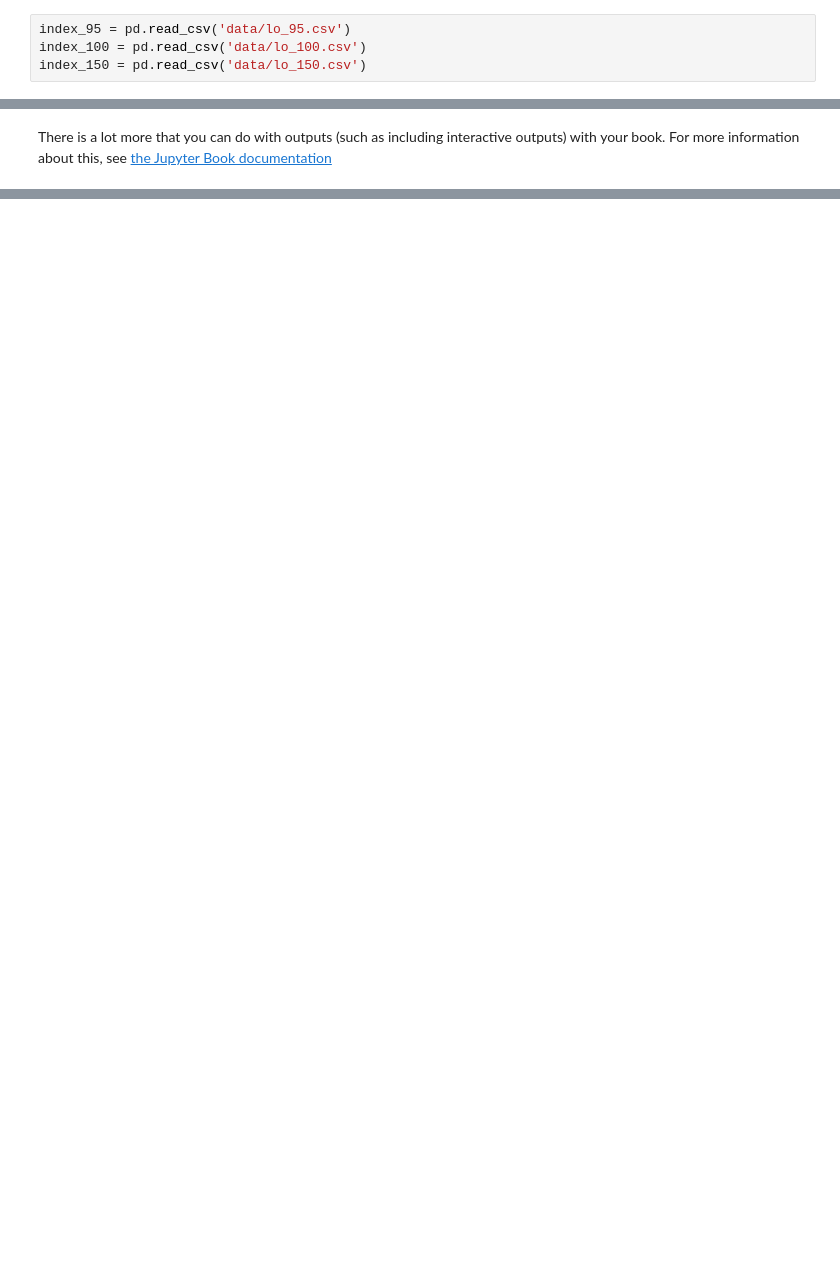
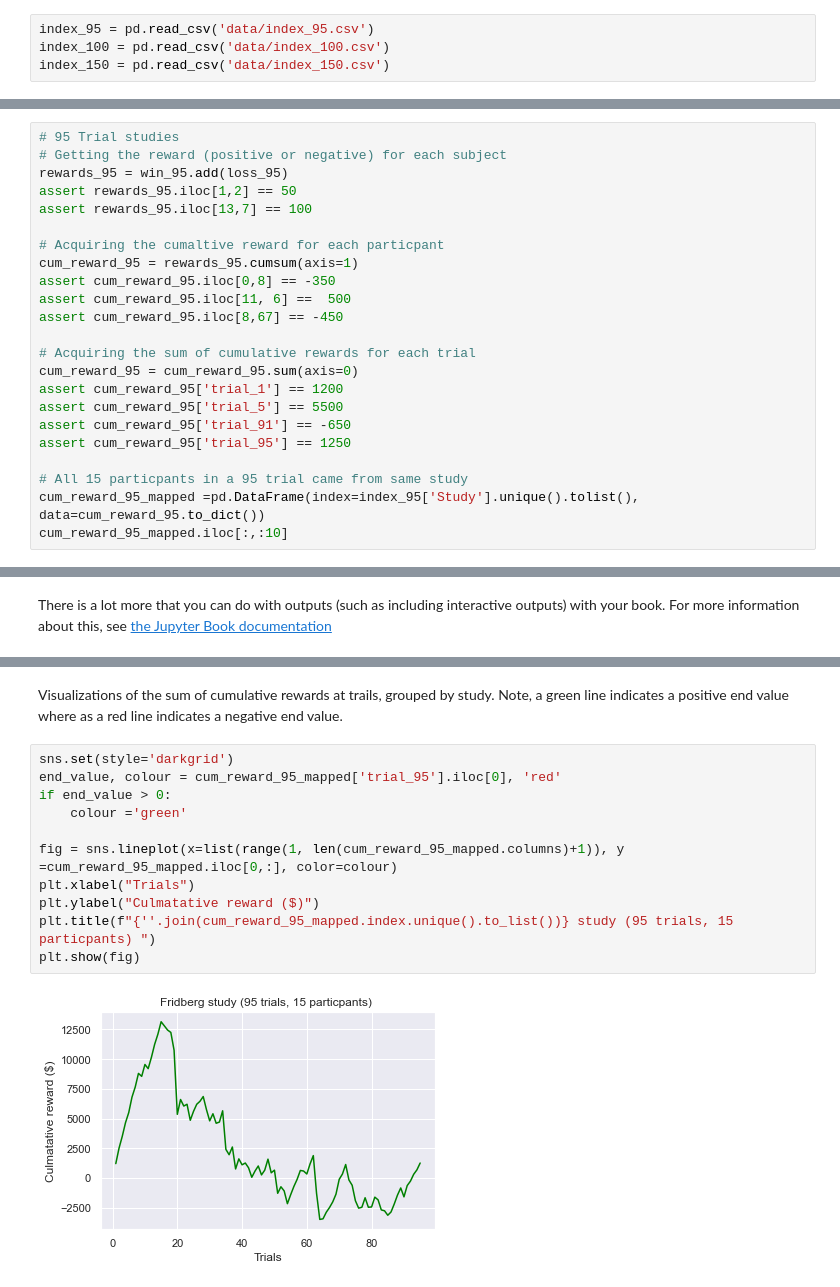
Before and after one commit to reidya3/CA4015_First_Assignment, a Jupyter notebook: book/Initial_Data_Exploration.ipynb, the cells around one changed output, grey strips where cells are left out. Saved outputs shown, nothing was run; the diff lists cells and outputs as text; blank space fills up the shorter version.

```diff
--- a/book/Initial_Data_Exploration.ipynb
+++ b/book/Initial_Data_Exploration.ipynb
@@ -40,6 +41,6 @@ loss_95 = pd.read_csv('data/lo_95.csv')
 loss_100 = pd.read_csv('data/lo_100.csv')
 loss_150 = pd.read_csv('data/lo_150.csv')
 # %%
-index_95 = pd.read_csv('data/lo_95.csv')
-index_100 = pd.read_csv('data/lo_100.csv')
-index_150 = pd.read_csv('data/lo_150.csv')
+index_95 = pd.read_csv('data/index_95.csv')
+index_100 = pd.read_csv('data/index_100.csv')
+index_150 = pd.read_csv('data/index_150.csv')
@@ -79,0 +212,23 @@ ax.legend(custom_lines, ['Cold', 'Medium', 'Hot']);
+# %%
+# 95 Trial studies
+# Getting the reward (positive or negative) for each subject
+rewards_95 = win_95.add(loss_95)
+assert rewards_95.iloc[1,2] == 50
+assert rewards_95.iloc[13,7] == 100
+
+# Acquiring the cumaltive reward for each particpant
+cum_reward_95 = rewards_95.cumsum(axis=1)
+assert cum_reward_95.iloc[0,8] == -350
+assert cum_reward_95.iloc[11, 6] ==  500
+assert cum_reward_95.iloc[8,67] == -450
+
+# Acquiring the sum of cumulative rewards for each trial
+cum_reward_95 = cum_reward_95.sum(axis=0)
+assert cum_reward_95['trial_1'] == 1200
+assert cum_reward_95['trial_5'] == 5500
+assert cum_reward_95['trial_91'] == -650
+assert cum_reward_95['trial_95'] == 1250
+
+# All 15 particpants in a 95 trial came from same study
+cum_reward_95_mapped =pd.DataFrame(index=index_95['Study'].unique().tolist(), data=cum_reward_95.to_dict())
+cum_reward_95_mapped.iloc[:,:10]
@@ -82,0 +318,15 @@ with your book. For more information about this, see [the Jupyter Book documenta
+# %% [markdown]
+Visualizations of the sum of cumulative rewards at trails, grouped by study. Note, a green line indicates a positive end value where as a red line indicates a negative end value.
+# %%
+sns.set(style='darkgrid')
+end_value, colour = cum_reward_95_mapped['trial_95'].iloc[0], 'red'
+if end_value > 0:
+    colour ='green'
+
+fig = sns.lineplot(x=list(range(1, len(cum_reward_95_mapped.columns)+1)), y =cum_reward_95_mapped.iloc[0,:], color=colour)
+plt.xlabel("Trials")
+plt.ylabel("Culmatative reward ($)")
+plt.title(f"{''.join(cum_reward_95_mapped.index.unique().to_list())} study (95 trials, 15 particpants) ")
+plt.show(fig)
+# %% [output]
+[figure, added]
```
Also changed, not shown: parts of 28 cells of this notebook, 40 other files.
